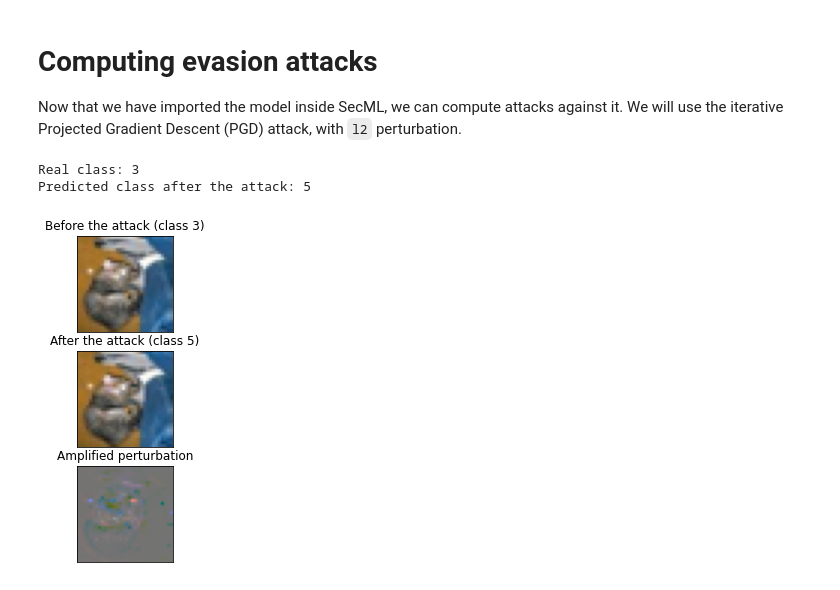
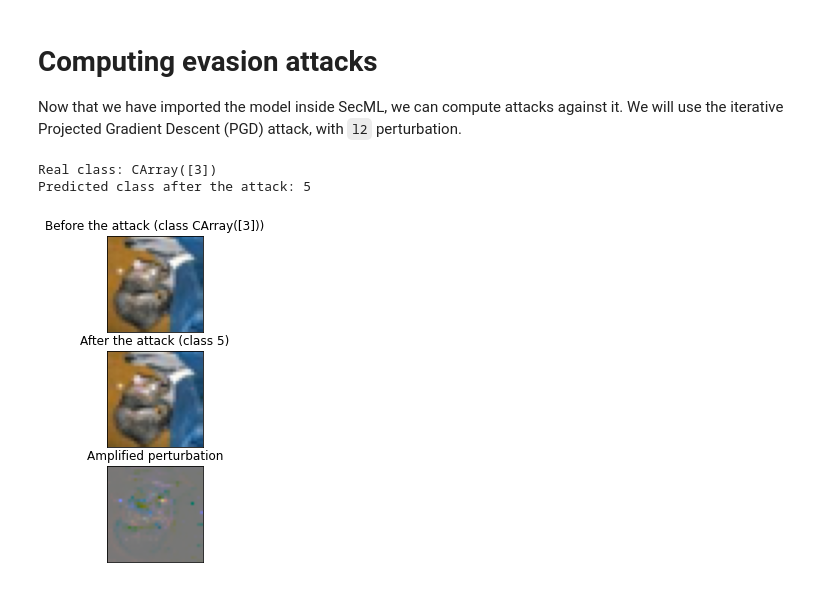
Before and after one commit to pralab/secml, a Jupyter notebook: tutorials/13-RobustBench.ipynb, the cells around one changed output. Cells and saved outputs as stored; diff of their text form; code cells hidden in the pictures.

Commit message:
Changed data loader to secml loader

```diff
--- a/tutorials/13-RobustBench.ipynb
+++ b/tutorials/13-RobustBench.ipynb
@@ -44,0 +33,20 @@ Real classes: [3, 8, 8, 0, 6, 6, 1, 6, 3]
+# %%
+from secml.data.loader.c_dataloader_cifar import CDataLoaderCIFAR10
+from secml.ml.features.normalization import CNormalizerMinMax
+import torch
+import numpy as np
+
+train_ds, test_ds = CDataLoaderCIFAR10().load()
+normalizer = CNormalizerMinMax().fit(train_ds.X)
+pt = test_ds[0, :]
+x0, y0 = pt.X, pt.Y
+
+x0 = normalizer.transform(x0)
+input_shape = (3, 32, 32)
+
+x0_t = x0.tondarray().reshape(1, 3, 32, 32)
+
+y_pred = model(torch.Tensor(x0_t))
+
+print(f"Predicted classes: {y_pred.argmax(axis=1).item()}")
+print(f"Real classes: {y0.item()}")
@@ -70,8 +80,6 @@ noise_type = 'l2'   # Type of perturbation 'l1' or 'l2'
 dmax = 0.5          # Maximum perturbation
 lb, ub = 0, 1       # Bounds of the attack space. Can be set to `None` for unbounded
 y_target = None     # None if `error-generic` or a class label for `error-specific`
-
-x0, y0 = X[0], Y[0]
 
 # Should be chosen depending on the optimization problem
 solver_params = {
@@ -82,50 +90,50 @@ solver_params = {
 
 pgd_ls_attack = CAttackEvasionPGD(
     classifier=secml_model,
-	double_init_ds=CDataset(X[0].flatten(), Y[0]),
+	double_init_ds=test_ds[0, :],
     distance=noise_type,
     dmax=dmax,
     lb=lb, ub=ub,
     solver_params=solver_params,
     y_target=y_target)
 
-y_pred_pgd, _, adv_ds_pgd, _ = pgd_ls_attack.run(x0.flatten(), y0)
+y_pred_pgd, _, adv_ds_pgd, _ = pgd_ls_attack.run(x0, y0)
 print(f"Real class: {y0}")
 print(f"Predicted class after the attack: {y_pred_pgd.item()}")
 # %% [output]
-Real class: 3
+Real class: CArray([3])
 Predicted class after the attack: 5
 # %%
 from secml.figure import CFigure
 %matplotlib inline
 
-img_normal = x0.transpose(0,2)
+img_normal = x0.tondarray().reshape((3,32,32)).transpose(2,1,0)
 img_adv = adv_ds_pgd.X[0,:].tondarray().reshape((3,32,32)).transpose(2,1,0)
 
 diff_img = img_normal - img_adv
 diff_img -= diff_img.min()
 diff_img /= diff_img.max()
 
 fig = CFigure()
 fig.subplot(3,1,1)
 fig.sp.imshow(img_normal)
 fig.sp.title(f'Before the attack (class {y0})')
 fig.sp.xticks([])
 fig.sp.yticks([])
 
 fig.subplot(3,1,2)
 fig.sp.imshow(img_adv)
 fig.sp.title(f'After the attack (class {y_pred_pgd.item()})')
 fig.sp.xticks([])
 fig.sp.yticks([])
 
 
 fig.subplot(3,1,3)
 fig.sp.imshow(diff_img)
 fig.sp.title(f'Amplified perturbation')
 fig.sp.xticks([])
 fig.sp.yticks([])
 
 fig.show()
 # %% [output]
-[figure, old version]
+[figure, new version]
```
Also changed, not shown: parts of 5 cells of this notebook.
